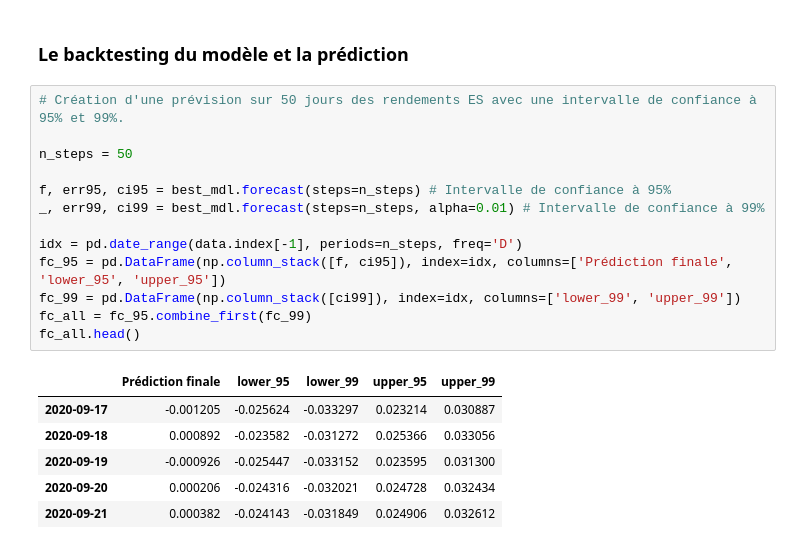
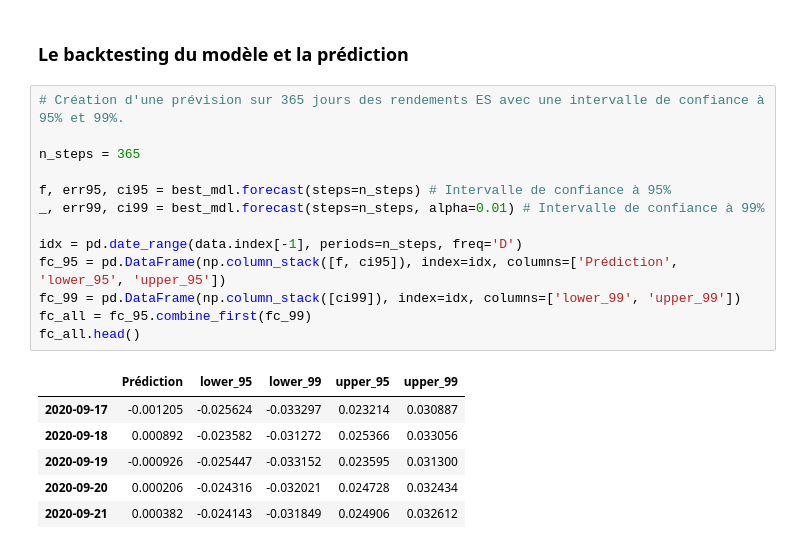
Before and after one commit to Lawisss/Helenos-Model, a Jupyter notebook: ARIMA.ipynb, the cells around one changed output. Cells and saved outputs as stored; diff of their text form.

```diff
--- a/ARIMA.ipynb
+++ b/ARIMA.ipynb
@@ -378,20 +392,20 @@ L'erreur quadratique moyenne de la prévision est 0.000155
 # %% [markdown]
 ###  Le backtesting du modèle et la prédiction
 # %%
-# Création d'une prévision sur 50 jours des rendements ES avec une intervalle de confiance à 95% et 99%.
+# Création d'une prévision sur 365 jours des rendements ES avec une intervalle de confiance à 95% et 99%.
 
-n_steps = 50
+n_steps = 365
 
 f, err95, ci95 = best_mdl.forecast(steps=n_steps) # Intervalle de confiance à 95%
 _, err99, ci99 = best_mdl.forecast(steps=n_steps, alpha=0.01) # Intervalle de confiance à 99%
 
 idx = pd.date_range(data.index[-1], periods=n_steps, freq='D')
-fc_95 = pd.DataFrame(np.column_stack([f, ci95]), index=idx, columns=['Prédiction finale', 'lower_95', 'upper_95'])
+fc_95 = pd.DataFrame(np.column_stack([f, ci95]), index=idx, columns=['Prédiction', 'lower_95', 'upper_95'])
 fc_99 = pd.DataFrame(np.column_stack([ci99]), index=idx, columns=['lower_99', 'upper_99'])
 fc_all = fc_95.combine_first(fc_99)
 fc_all.head()
 # %% [output]
-|  | Prédiction finale | lower_95 | lower_99 | upper_95 | upper_99 |
+|  | Prédiction | lower_95 | lower_99 | upper_95 | upper_99 |
 | 2020-09-17 | -0.001205 | -0.025624 | -0.033297 | 0.023214 | 0.030887 |
 | 2020-09-18 | 0.000892 | -0.023582 | -0.031272 | 0.025366 | 0.033056 |
 | 2020-09-19 | -0.000926 | -0.025447 | -0.033152 | 0.023595 | 0.031300 |
```
Also changed, not shown: parts of 15 cells of this notebook, 2 other files.
